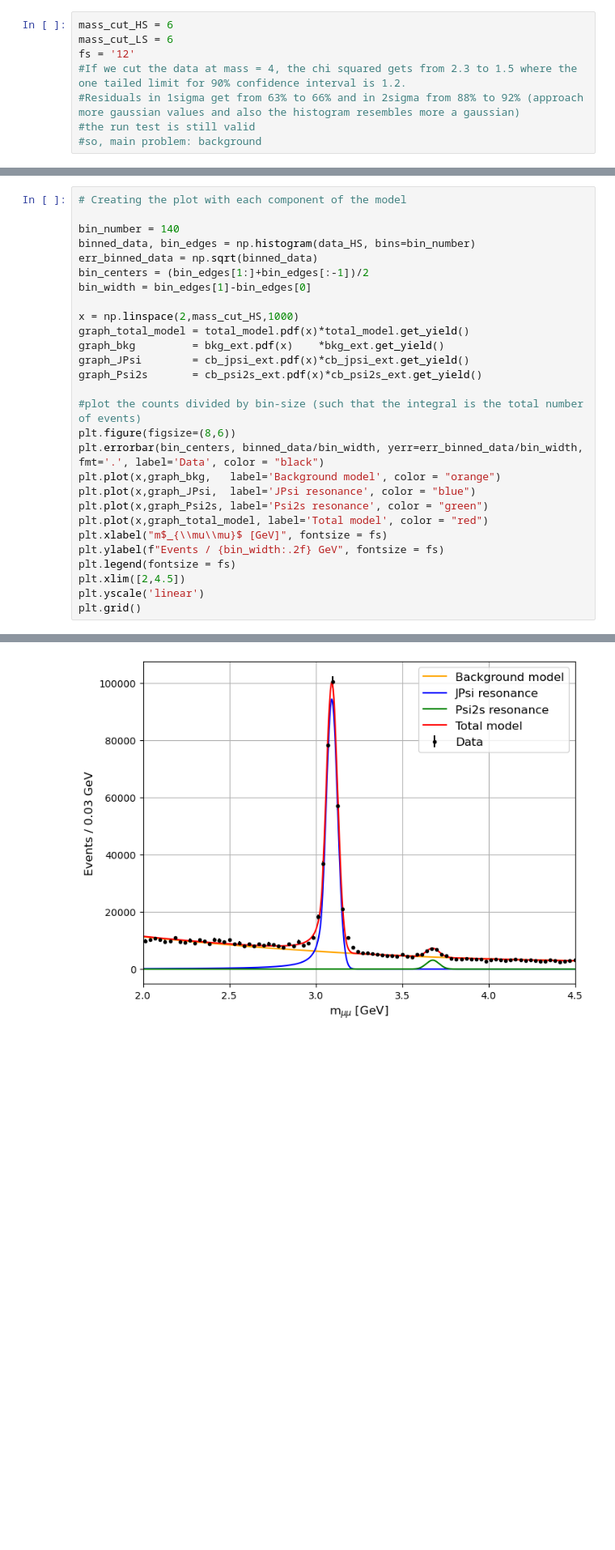
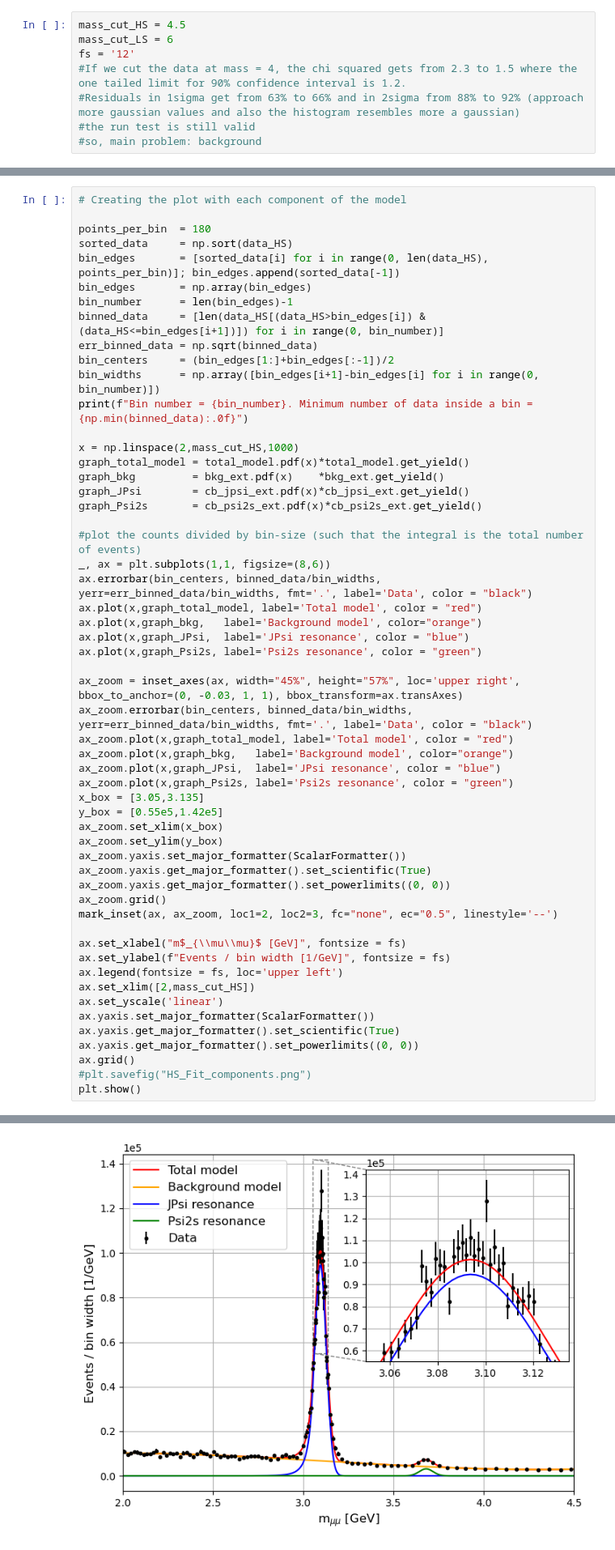
Before and after one commit to Matteo-Bellino/SMATEP_Project, a Jupyter notebook: Psi2S_RadanoBellino.ipynb, the cells around one changed output, grey strips where cells are left out. Shown at 81% size. Cells and saved outputs as stored; diff of their text form; blank space fills up the shorter version.

```diff
--- a/Psi2S_RadanoBellino.ipynb
+++ b/Psi2S_RadanoBellino.ipynb
@@ -25,7 +27,7 @@ from scipy.stats import chi2
 # %% [markdown]
 # 1. Loading data
 # %%
-mass_cut_HS = 6
+mass_cut_HS = 4.5
 mass_cut_LS = 6
 fs = '12'
 #If we cut the data at mass = 4, the chi squared gets from 2.3 to 1.5 where the one tailed limit for 90% confidence interval is 1.2.
@@ -194,11 +196,16 @@ a3                   -0.0354694  +/-   0.012       False
 # %%
 # Creating the plot with each component of the model
 
-bin_number = 140
-binned_data, bin_edges = np.histogram(data_HS, bins=bin_number)
+points_per_bin  = 180
+sorted_data     = np.sort(data_HS)
+bin_edges       = [sorted_data[i] for i in range(0, len(data_HS), points_per_bin)]; bin_edges.append(sorted_data[-1])
+bin_edges       = np.array(bin_edges)
+bin_number      = len(bin_edges)-1
+binned_data     = [len(data_HS[(data_HS>bin_edges[i]) & (data_HS<=bin_edges[i+1])]) for i in range(0, bin_number)]
 err_binned_data = np.sqrt(binned_data)
-bin_centers = (bin_edges[1:]+bin_edges[:-1])/2
-bin_width = bin_edges[1]-bin_edges[0]
+bin_centers     = (bin_edges[1:]+bin_edges[:-1])/2
+bin_widths      = np.array([bin_edges[i+1]-bin_edges[i] for i in range(0, bin_number)])
+print(f"Bin number = {bin_number}. Minimum number of data inside a bin = {np.min(binned_data):.0f}")
 
 x = np.linspace(2,mass_cut_HS,1000)
 graph_total_model = total_model.pdf(x)*total_model.get_yield()
@@ -207,16 +214,38 @@ graph_JPsi        = cb_jpsi_ext.pdf(x)*cb_jpsi_ext.get_yield()
 graph_Psi2s       = cb_psi2s_ext.pdf(x)*cb_psi2s_ext.get_yield()
 
 #plot the counts divided by bin-size (such that the integral is the total number of events)
-plt.figure(figsize=(8,6))
-plt.errorbar(bin_centers, binned_data/bin_width, yerr=err_binned_data/bin_width, fmt='.', label='Data', color = "black")
-plt.plot(x,graph_bkg,   label='Background model', color = "orange")
-plt.plot(x,graph_JPsi,  label='JPsi resonance', color = "blue")
-plt.plot(x,graph_Psi2s, label='Psi2s resonance', color = "green")
-plt.plot(x,graph_total_model, label='Total model', color = "red")
-plt.xlabel("m$_{\\mu\\mu}$ [GeV]", fontsize = fs)
-plt.ylabel(f"Events / {bin_width:.2f} GeV", fontsize = fs)
-plt.legend(fontsize = fs)
-plt.xlim([2,4.5])
-plt.yscale('linear')
-plt.grid()
+_, ax = plt.subplots(1,1, figsize=(8,6))
+ax.errorbar(bin_centers, binned_data/bin_widths, yerr=err_binned_data/bin_widths, fmt='.', label='Data', color = "black")
+ax.plot(x,graph_total_model, label='Total model', color = "red")
+ax.plot(x,graph_bkg,   label='Background model', color="orange")
+ax.plot(x,graph_JPsi,  label='JPsi resonance', color = "blue")
+ax.plot(x,graph_Psi2s, label='Psi2s resonance', color = "green")
+
+ax_zoom = inset_axes(ax, width="45%", height="57%", loc='upper right', bbox_to_anchor=(0, -0.03, 1, 1), bbox_transform=ax.transAxes)
+ax_zoom.errorbar(bin_centers, binned_data/bin_widths, yerr=err_binned_data/bin_widths, fmt='.', label='Data', color = "black")
+ax_zoom.plot(x,graph_total_model, label='Total model', color = "red")
+ax_zoom.plot(x,graph_bkg,   label='Background model', color="orange")
+ax_zoom.plot(x,graph_JPsi,  label='JPsi resonance', color = "blue")
+ax_zoom.plot(x,graph_Psi2s, label='Psi2s resonance', color = "green")
+x_box = [3.05,3.135]
+y_box = [0.55e5,1.42e5]
+ax_zoom.set_xlim(x_box)
+ax_zoom.set_ylim(y_box)
+ax_zoom.yaxis.set_major_formatter(ScalarFormatter())
+ax_zoom.yaxis.get_major_formatter().set_scientific(True)
+ax_zoom.yaxis.get_major_formatter().set_powerlimits((0, 0))
+ax_zoom.grid()
+mark_inset(ax, ax_zoom, loc1=2, loc2=3, fc="none", ec="0.5", linestyle='--')
+
+ax.set_xlabel("m$_{\\mu\\mu}$ [GeV]", fontsize = fs)
+ax.set_ylabel(f"Events / bin width [1/GeV]", fontsize = fs)
+ax.legend(fontsize = fs, loc='upper left')
+ax.set_xlim([2,mass_cut_HS])
+ax.set_yscale('linear')
+ax.yaxis.set_major_formatter(ScalarFormatter())
+ax.yaxis.get_major_formatter().set_scientific(True)
+ax.yaxis.get_major_formatter().set_powerlimits((0, 0))
+ax.grid()
+#plt.savefig("HS_Fit_components.png")
+plt.show()
 # %% [output]
@@ -223,4 +253,4 @@ plt.grid()
-[figure, old version]
+[figure, new version]
 # %%
 # Plotting only the combined model over the data in log scale and the residuals
 fig, (ax_plot, ax_res) = plt.subplots(2,1, figsize=(8,6), sharex = True, gridspec_kw={'height_ratios': [2, 1]})
```
Also changed, not shown: parts of 10 cells of this notebook.
